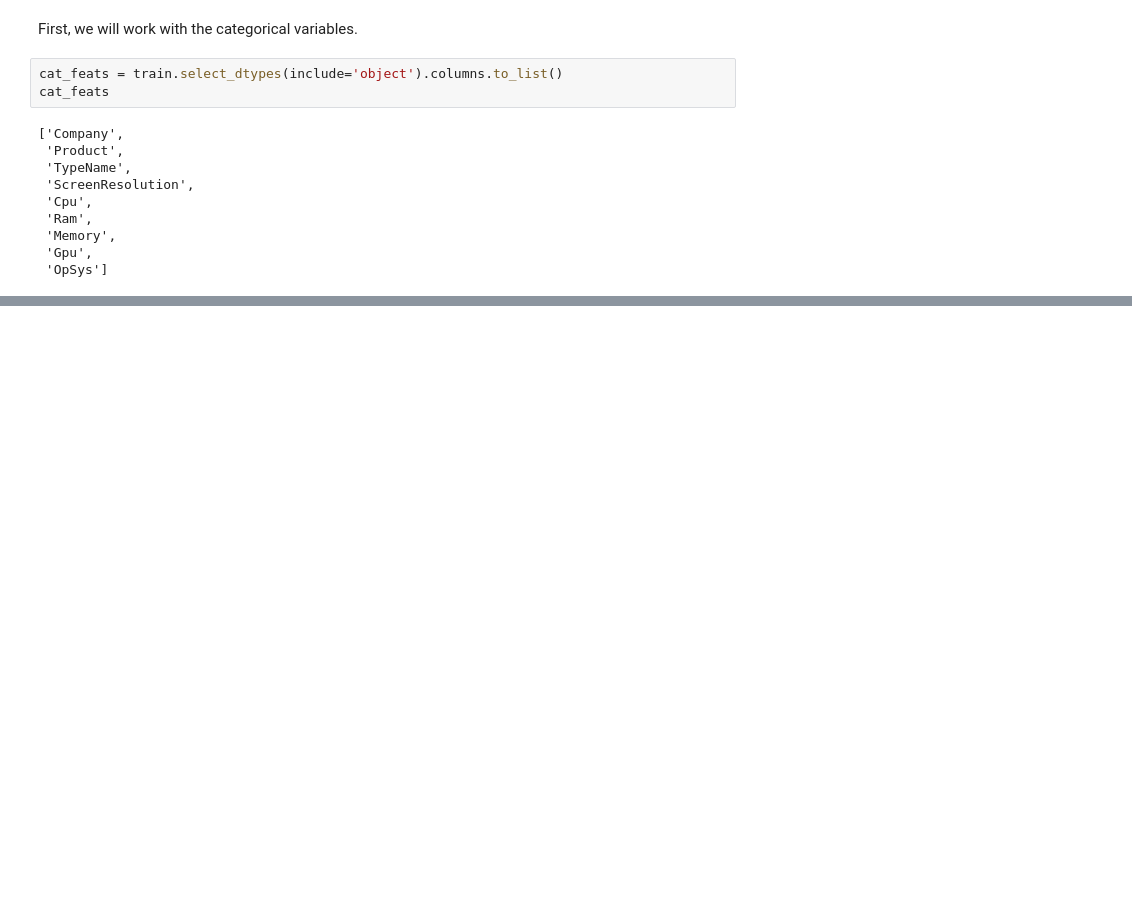
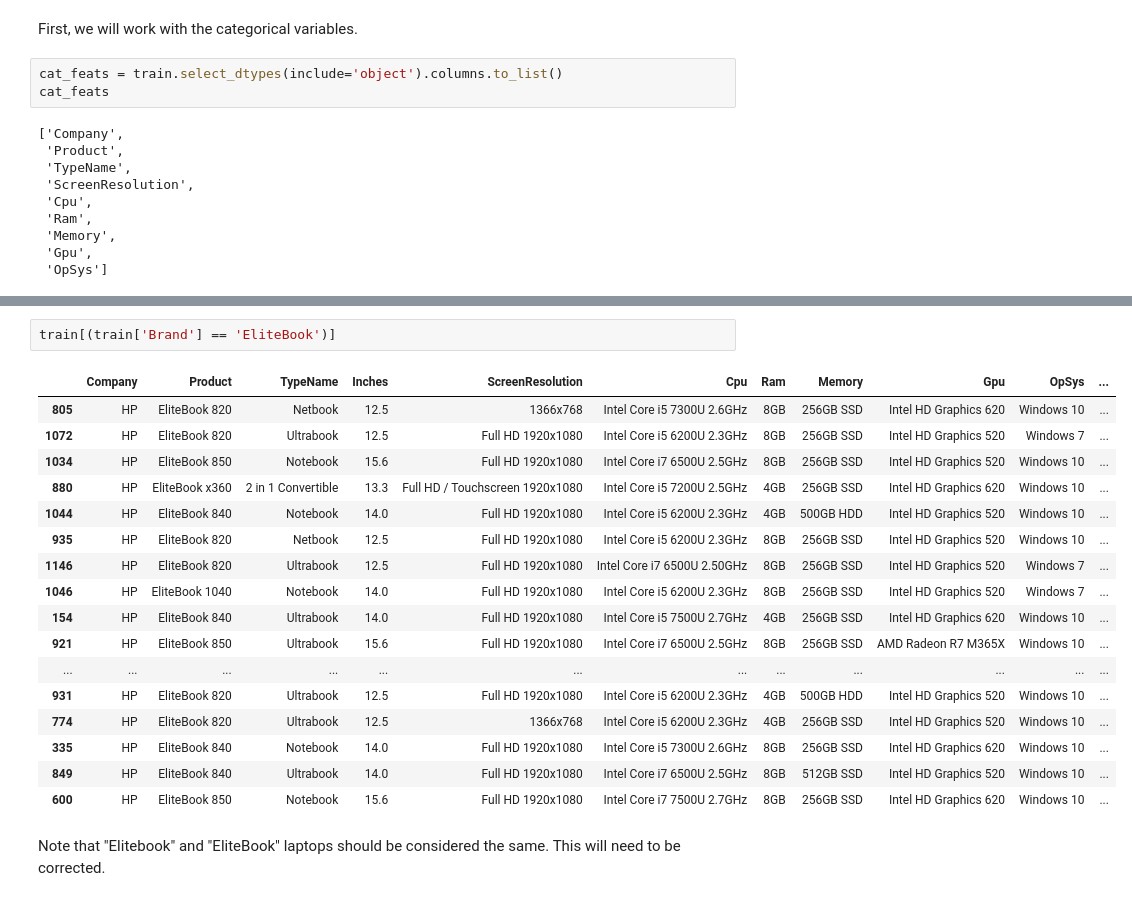
Before and after one commit to ryan-ferns/project_laptop_prices, a Jupyter notebook: laptop-prices-project.ipynb, the cells around one changed output, grey strips where cells are left out. Cells and saved outputs as stored; diff of their text form; blank space fills up the shorter version.

```diff
--- a/laptop-prices-project.ipynb
+++ b/laptop-prices-project.ipynb
@@ -1779,0 +1930,23 @@ cat_feats
+# %%
+train[(train['Brand'] == 'EliteBook')]
+# %% [output]
+|  | Company | Product | TypeName | Inches | ScreenResolution | Cpu | Ram | Memory | Gpu | OpSys | ... |
+| 805 | HP | EliteBook 820 | Netbook | 12.5 | 1366x768 | Intel Core i5 7300U 2.6GHz | 8GB | 256GB SSD | Intel HD Graphics 620 | Windows 10 | ... |
+| 1072 | HP | EliteBook 820 | Ultrabook | 12.5 | Full HD 1920x1080 | Intel Core i5 6200U 2.3GHz | 8GB | 256GB SSD | Intel HD Graphics 520 | Windows 7 | ... |
+| 1034 | HP | EliteBook 850 | Notebook | 15.6 | Full HD 1920x1080 | Intel Core i7 6500U 2.5GHz | 8GB | 256GB SSD | Intel HD Graphics 520 | Windows 10 | ... |
+| 880 | HP | EliteBook x360 | 2 in 1 Convertible | 13.3 | Full HD / Touchscreen 1920x1080 | Intel Core i5 7200U 2.5GHz | 4GB | 256GB SSD | Intel HD Graphics 620 | Windows 10 | ... |
+| 1044 | HP | EliteBook 840 | Notebook | 14.0 | Full HD 1920x1080 | Intel Core i5 6200U 2.3GHz | 4GB | 500GB HDD | Intel HD Graphics 520 | Windows 10 | ... |
+| 935 | HP | EliteBook 820 | Netbook | 12.5 | Full HD 1920x1080 | Intel Core i5 6200U 2.3GHz | 8GB | 256GB SSD | Intel HD Graphics 520 | Windows 10 | ... |
+| 1146 | HP | EliteBook 820 | Ultrabook | 12.5 | Full HD 1920x1080 | Intel Core i7 6500U 2.50GHz | 8GB | 256GB SSD | Intel HD Graphics 520 | Windows 7 | ... |
+| 1046 | HP | EliteBook 1040 | Notebook | 14.0 | Full HD 1920x1080 | Intel Core i5 6200U 2.3GHz | 8GB | 256GB SSD | Intel HD Graphics 520 | Windows 7 | ... |
+| 154 | HP | EliteBook 840 | Ultrabook | 14.0 | Full HD 1920x1080 | Intel Core i5 7500U 2.7GHz | 4GB | 256GB SSD | Intel HD Graphics 620 | Windows 10 | ... |
+| 921 | HP | EliteBook 850 | Ultrabook | 15.6 | Full HD 1920x1080 | Intel Core i7 6500U 2.5GHz | 8GB | 256GB SSD | AMD Radeon R7 M365X | Windows 10 | ... |
+| ... | ... | ... | ... | ... | ... | ... | ... | ... | ... | ... | ... |
+| 931 | HP | EliteBook 820 | Ultrabook | 12.5 | Full HD 1920x1080 | Intel Core i5 6200U 2.3GHz | 4GB | 500GB HDD | Intel HD Graphics 520 | Windows 10 | ... |
+| 774 | HP | EliteBook 820 | Ultrabook | 12.5 | 1366x768 | Intel Core i5 6200U 2.3GHz | 4GB | 256GB SSD | Intel HD Graphics 520 | Windows 10 | ... |
+| 335 | HP | EliteBook 840 | Notebook | 14.0 | Full HD 1920x1080 | Intel Core i5 7300U 2.6GHz | 8GB | 256GB SSD | Intel HD Graphics 620 | Windows 10 | ... |
+| 849 | HP | EliteBook 840 | Ultrabook | 14.0 | Full HD 1920x1080 | Intel Core i7 6500U 2.5GHz | 8GB | 512GB SSD | Intel HD Graphics 520 | Windows 10 | ... |
+| 600 | HP | EliteBook 850 | Notebook | 15.6 | Full HD 1920x1080 | Intel Core i7 7500U 2.7GHz | 8GB | 256GB SSD | Intel HD Graphics 620 | Windows 10 | ... |
+# %% [markdown]
+Note that "Elitebook" and "EliteBook" laptops should be considered the same.
+This will need to be corrected.
```
Also changed, not shown: parts of 23 cells of this notebook.
